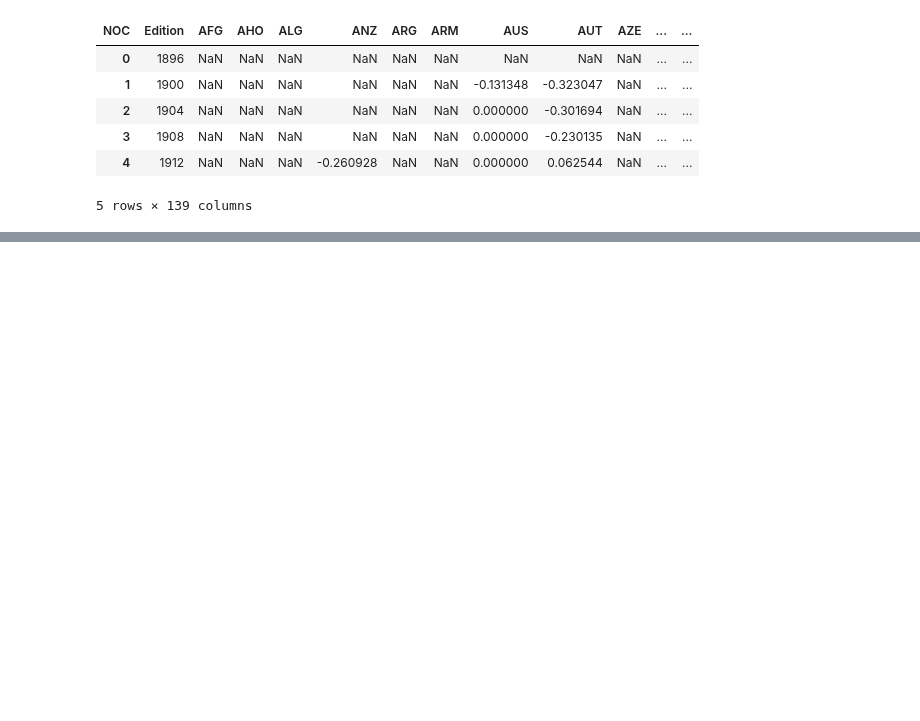
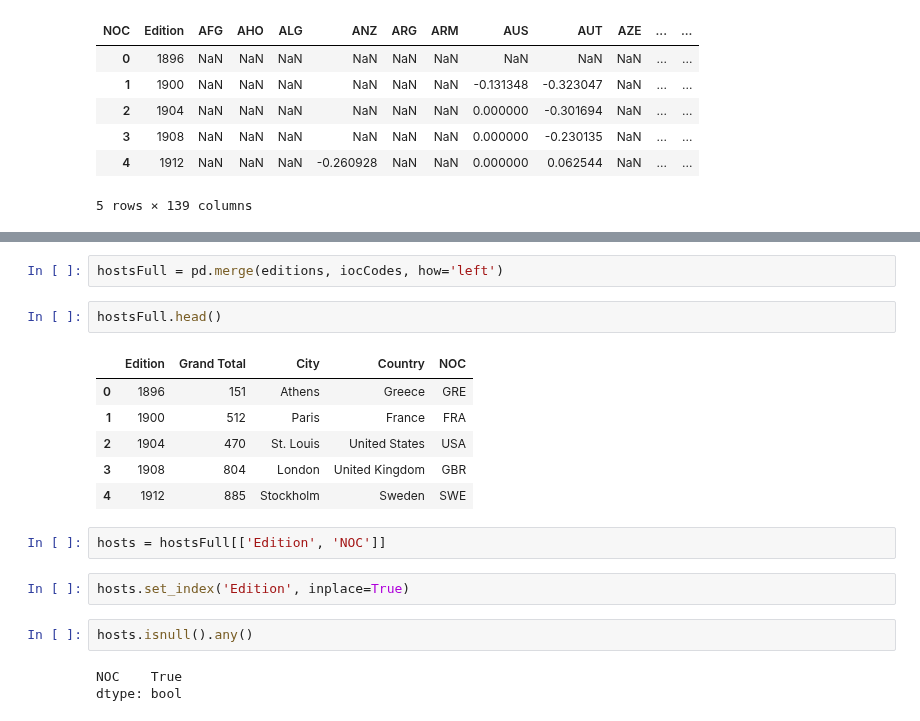
Before and after one commit to sushant2811/pythonAndStatsForDS, a Jupyter notebook: advancedPandas.ipynb, the cells around one changed output, grey strips where cells are left out. Saved outputs shown, nothing was run; the diff lists cells and outputs as text; blank space fills up the shorter version.

```diff
--- a/advancedPandas.ipynb
+++ b/advancedPandas.ipynb
@@ -3102,0 +3121,20 @@ meanFractionChange.head()
+# %%
+hostsFull = pd.merge(editions, iocCodes, how='left')
+# %%
+hostsFull.head()
+# %% [output]
+|  | Edition | Grand Total | City | Country | NOC |
+| 0 | 1896 | 151 | Athens | Greece | GRE |
+| 1 | 1900 | 512 | Paris | France | FRA |
+| 2 | 1904 | 470 | St. Louis | United States | USA |
+| 3 | 1908 | 804 | London | United Kingdom | GBR |
+| 4 | 1912 | 885 | Stockholm | Sweden | SWE |
+# %%
+hosts = hostsFull[['Edition', 'NOC']]
+# %%
+hosts.set_index('Edition', inplace=True)
+# %%
+hosts.isnull().any()
+# %% [output]
+NOC    True
+dtype: bool
```
Also changed, not shown: parts of 11 cells of this notebook.
